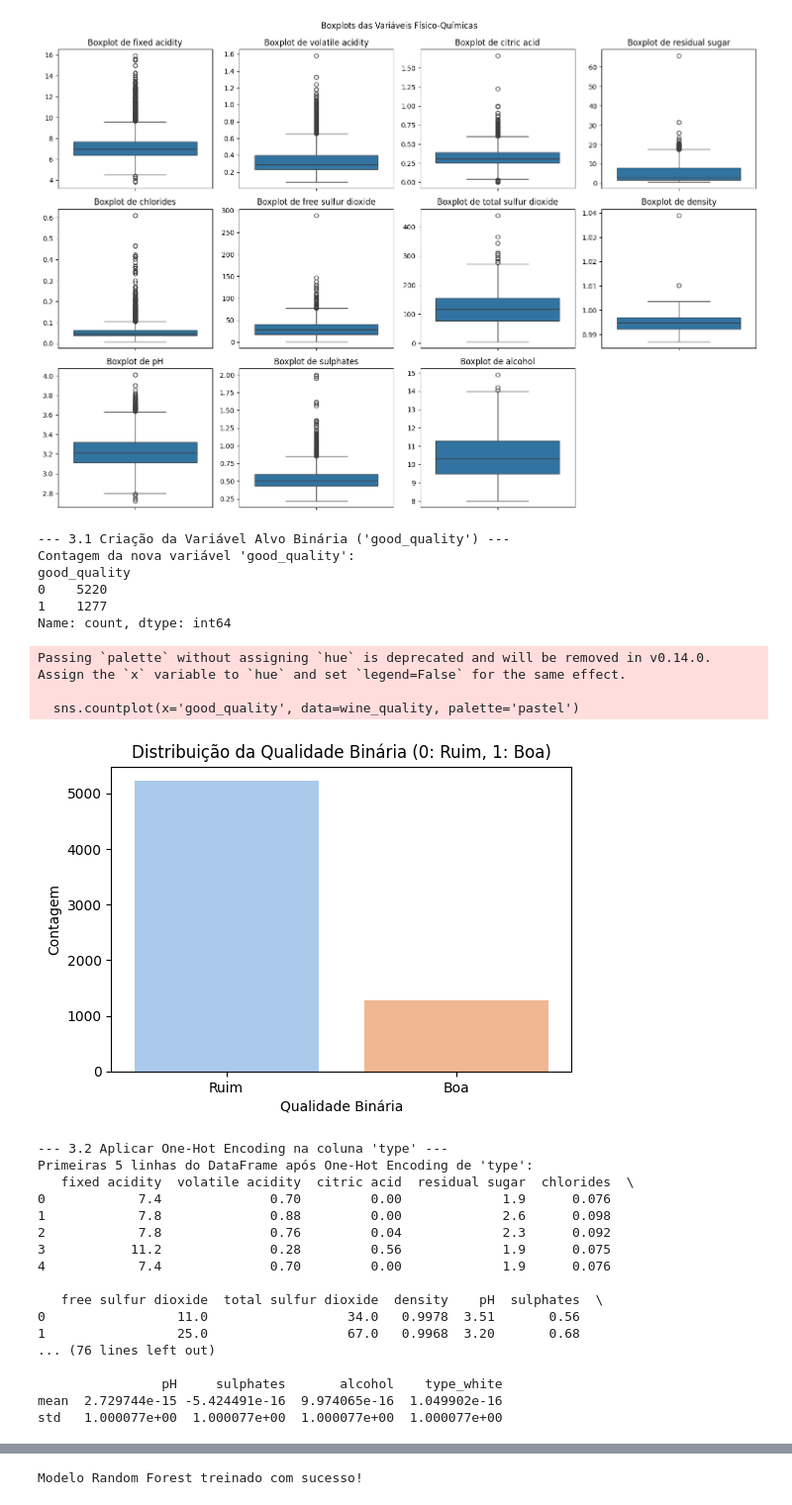
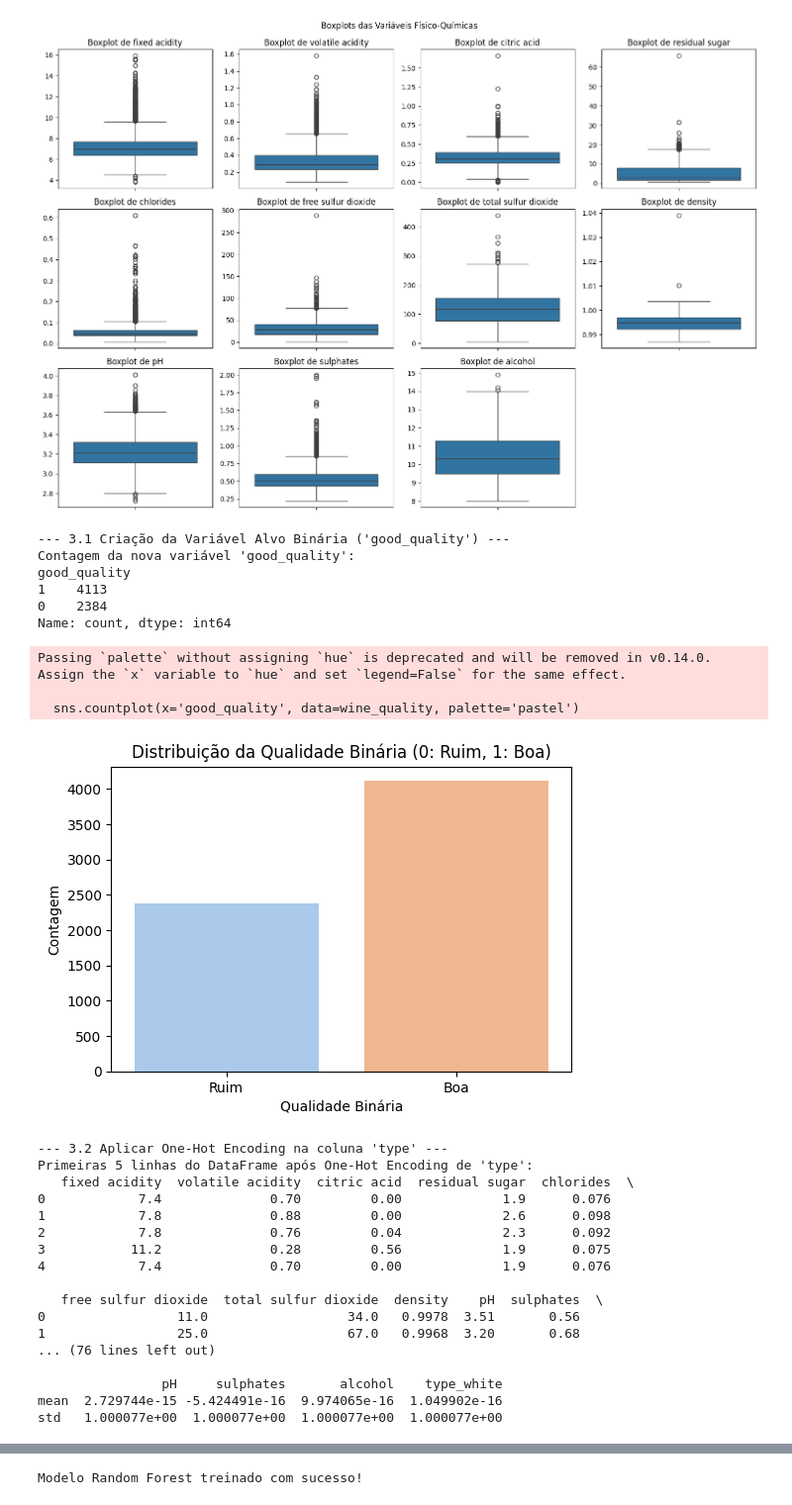
Before and after one commit to BMateusSs/Projeto-PSI3, a Jupyter notebook: wine_quality.ipynb, the cells around one changed output, grey strips where cells are left out. Shown at 99% size. Drawn from its saved outputs; the diff is of its cells as text; code cells hidden in the pictures.

```diff
--- a/wine_quality.ipynb
+++ b/wine_quality.ipynb
@@ -125,7 +125,7 @@ Name: quality, dtype: float64
 # %%
 print("\n--- 3.1 Criação da Variável Alvo Binária ('good_quality') ---")
 
-wine_quality['good_quality'] = wine_quality['quality'].apply(lambda x: 1 if x >= 7 else 0)
+wine_quality['good_quality'] = wine_quality['quality'].apply(lambda x: 1 if x > 5 else 0)
 
 print("Contagem da nova variável 'good_quality':")
 print(wine_quality['good_quality'].value_counts())
@@ -154,36 +154,36 @@ print("\n--- 3.3 Definir Features (X) e Alvo (y) ---")
 features = df_processed.drop(['quality', 'good_quality'], axis=1).columns
 X = df_processed[features]
 y = df_processed['good_quality']
 
 print(f"\nShape das Features (X): {X.shape}")
 print(f"Shape do Alvo (y): {y.shape}")
 print("\nPrimeiras 5 linhas das Features (X):")
 print(X.head())
 
 print("\n--- 3.4 Escalonamento das Features (X) ---")
 
 scaler = StandardScaler()
 
 X_scaled = scaler.fit_transform(X)
 
 X_scaled_df = pd.DataFrame(X_scaled, columns=X.columns)
 
 print("\nPrimeiras 5 linhas das Features Escalonadas (X_scaled_df):")
 print(X_scaled_df.head())
 
 print("\nVerificando média e desvio padrão das features escaladas (devem ser próximos de 0 e 1, respectivamente):")
 print(X_scaled_df.describe().loc[['mean', 'std']])
 # %% [output]
 --- 3.1 Criação da Variável Alvo Binária ('good_quality') ---
 Contagem da nova variável 'good_quality':
 good_quality
-0    5220
-1    1277
+1    4113
+0    2384
 Name: count, dtype: int64
 Passing `palette` without assigning `hue` is deprecated and will be removed in v0.14.0. Assign the `x` variable to `hue` and set `legend=False` for the same effect.
 
   sns.countplot(x='good_quality', data=wine_quality, palette='pastel')
-[figure, old version]
+[figure, new version]
 --- 3.2 Aplicar One-Hot Encoding na coluna 'type' ---
 Primeiras 5 linhas do DataFrame após One-Hot Encoding de 'type':
    fixed acidity  volatile acidity  citric acid  residual sugar  chlorides  \
```
Also changed, not shown: parts of 11 cells of this notebook.
